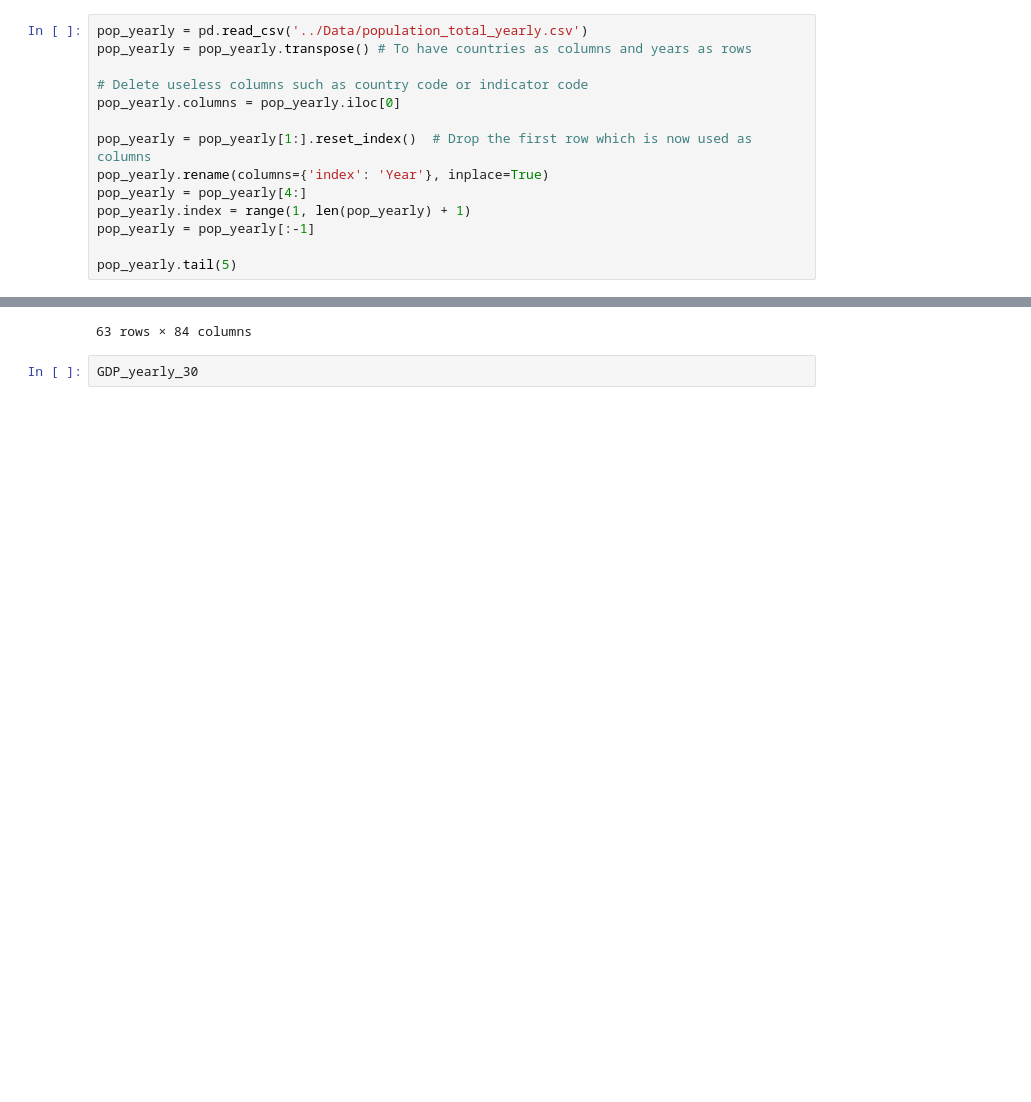
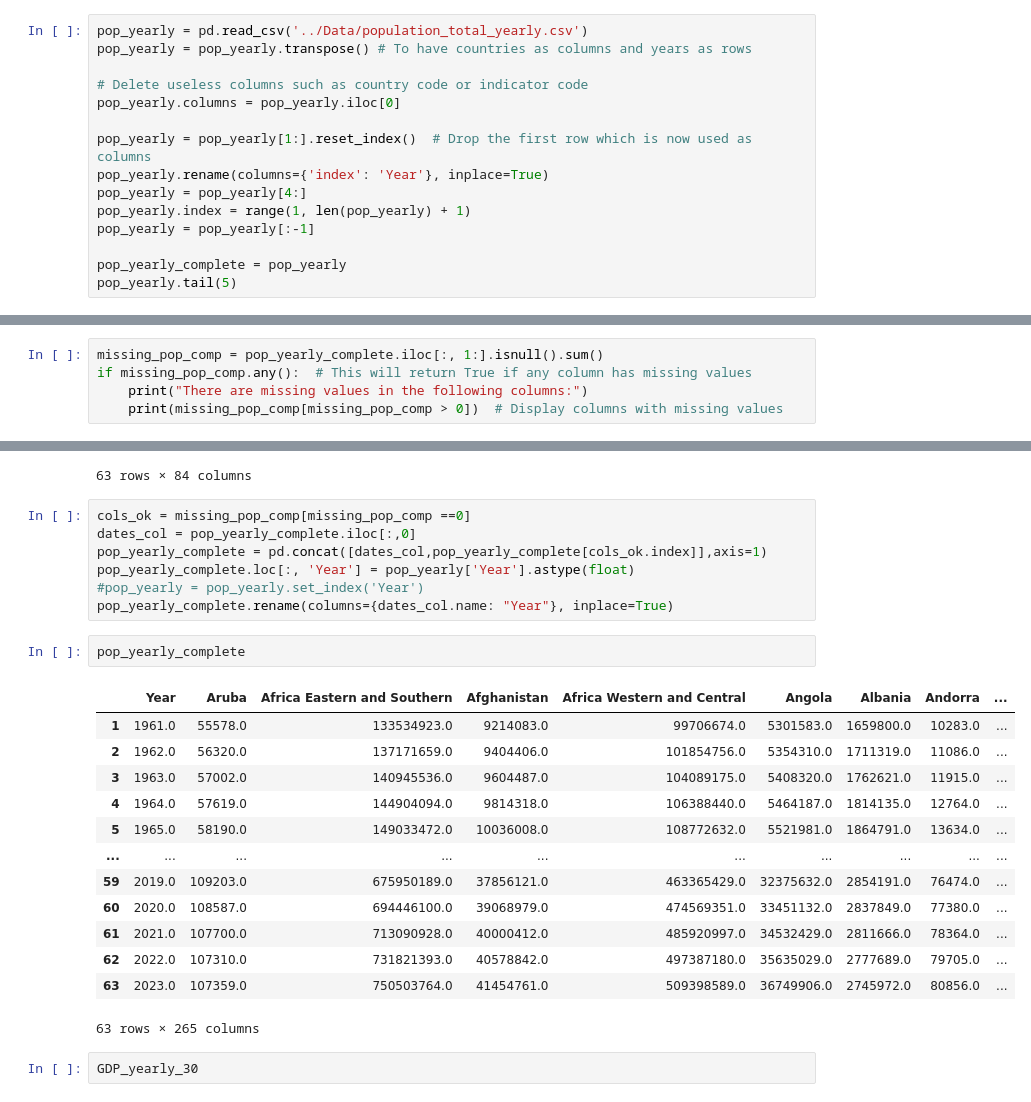
Before and after one commit to AminaManseur29/Bayesian_statistics_project, a Jupyter notebook: Data preprocessing/Preprocessing.ipynb, the cells around one changed output, grey strips where cells are left out. Cells and saved outputs as stored; diff of their text form; blank space fills up the shorter version.

```diff
--- a/Data preprocessing/Preprocessing.ipynb
+++ b/Data preprocessing/Preprocessing.ipynb
@@ -36,6 +36,7 @@ pop_yearly = pop_yearly[4:]
 pop_yearly.index = range(1, len(pop_yearly) + 1)
 pop_yearly = pop_yearly[:-1]
 
+pop_yearly_complete = pop_yearly
 pop_yearly.tail(5)
 # %% [output]
 | Country Name | Year | Aruba | Africa Eastern and Southern | Afghanistan | Africa Western and Central | Angola | Albania | ... |
@@ -126,3 +127,8 @@ There are missing values in the following columns:
 Country Name
 West Bank and Gaza    29
 dtype: int64
+# %%
+missing_pop_comp = pop_yearly_complete.iloc[:, 1:].isnull().sum()
+if missing_pop_comp.any():  # This will return True if any column has missing values
+    print("There are missing values in the following columns:")
+    print(missing_pop_comp[missing_pop_comp > 0])  # Display columns with missing values
@@ -171,6 +183,29 @@ pop_yearly
 | 62 | 2022.0 | 2777689.0 | 45407904.0 | 26014399.0 | 9041851.0 | 11680210.0 | 6643324.0 | 1524693.0 | 3204802.0 | ... |
 | 63 | 2023.0 | 2745972.0 | 45538401.0 | 26658948.0 | 9131761.0 | 11787423.0 | 6446596.0 | 1577059.0 | 3185073.0 | ... |
 63 rows × 84 columns
+# %%
+cols_ok = missing_pop_comp[missing_pop_comp ==0]
+dates_col = pop_yearly_complete.iloc[:,0]
+pop_yearly_complete = pd.concat([dates_col,pop_yearly_complete[cols_ok.index]],axis=1)
+pop_yearly_complete.loc[:, 'Year'] = pop_yearly['Year'].astype(float)
+#pop_yearly = pop_yearly.set_index('Year')
+pop_yearly_complete.rename(columns={dates_col.name: "Year"}, inplace=True)
+# %%
+pop_yearly_complete
+# %% [output]
+|  | Year | Aruba | Africa Eastern and Southern | Afghanistan | Africa Western and Central | Angola | Albania | Andorra | ... |
+| 1 | 1961.0 | 55578.0 | 133534923.0 | 9214083.0 | 99706674.0 | 5301583.0 | 1659800.0 | 10283.0 | ... |
+| 2 | 1962.0 | 56320.0 | 137171659.0 | 9404406.0 | 101854756.0 | 5354310.0 | 1711319.0 | 11086.0 | ... |
+| 3 | 1963.0 | 57002.0 | 140945536.0 | 9604487.0 | 104089175.0 | 5408320.0 | 1762621.0 | 11915.0 | ... |
+| 4 | 1964.0 | 57619.0 | 144904094.0 | 9814318.0 | 106388440.0 | 5464187.0 | 1814135.0 | 12764.0 | ... |
+| 5 | 1965.0 | 58190.0 | 149033472.0 | 10036008.0 | 108772632.0 | 5521981.0 | 1864791.0 | 13634.0 | ... |
+| ... | ... | ... | ... | ... | ... | ... | ... | ... | ... |
+| 59 | 2019.0 | 109203.0 | 675950189.0 | 37856121.0 | 463365429.0 | 32375632.0 | 2854191.0 | 76474.0 | ... |
+| 60 | 2020.0 | 108587.0 | 694446100.0 | 39068979.0 | 474569351.0 | 33451132.0 | 2837849.0 | 77380.0 | ... |
+| 61 | 2021.0 | 107700.0 | 713090928.0 | 40000412.0 | 485920997.0 | 34532429.0 | 2811666.0 | 78364.0 | ... |
+| 62 | 2022.0 | 107310.0 | 731821393.0 | 40578842.0 | 497387180.0 | 35635029.0 | 2777689.0 | 79705.0 | ... |
+| 63 | 2023.0 | 107359.0 | 750503764.0 | 41454761.0 | 509398589.0 | 36749906.0 | 2745972.0 | 80856.0 | ... |
+63 rows × 265 columns
 # %%
 GDP_yearly_30
 # %% [output]
```
Also changed, not shown: parts of 2 cells of this notebook, 2 other files.
